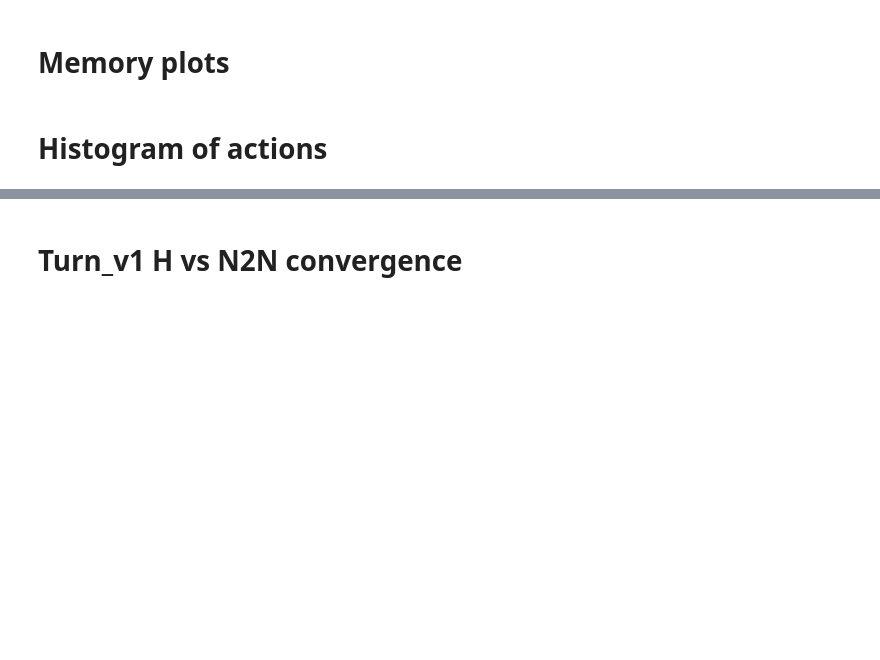
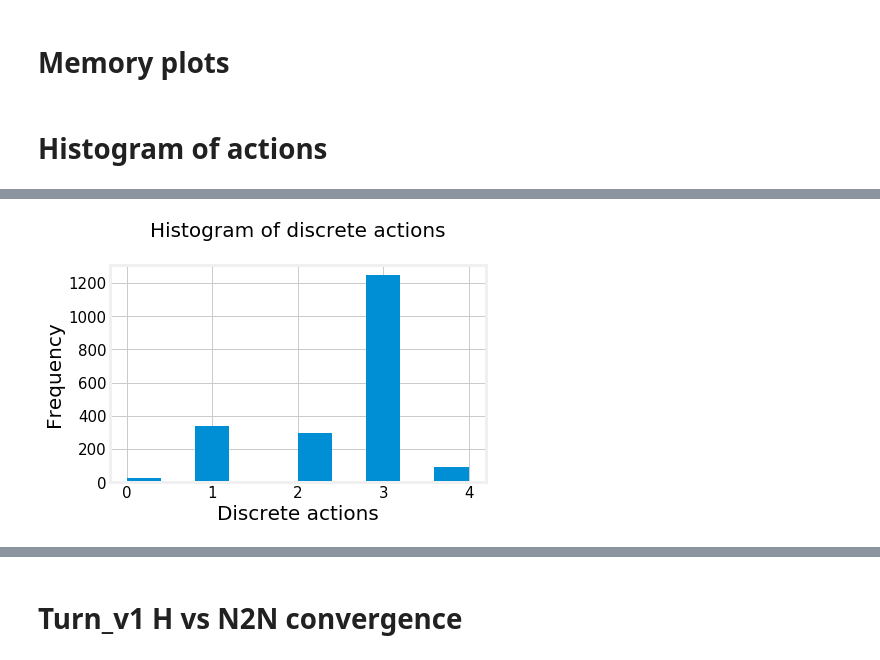
Before and after one commit to NotAnyMike/HRL, a Jupyter notebook: notebooks/Plots.ipynb, the cells around one changed output, grey strips where cells are left out. Cells and saved outputs as stored; diff of their text form; code cells hidden in the pictures; blank space fills up the shorter version.

```diff
--- a/notebooks/Plots.ipynb
+++ b/notebooks/Plots.ipynb
@@ -191,8 +213,10 @@ set(actions)
 # %%
-plt.ylabel("#",fontsize=20)
+plt.ylabel("Frequency",fontsize=20)
 plt.xlabel("Discrete actions",fontsize=20)
 plt.title("Histogram of discrete actions\n",fontsize=20)
 plt.hist(actions[-2000:])
 plt.savefig("plots/hist_actions.pdf",bbox_inches="tight", pad_inches=0)
+# %% [output]
+[figure, added]
 # %%
 plt.hist(actions[:1000],density=1)
```
Also changed, not shown: parts of 8 cells of this notebook, 4 other files.
